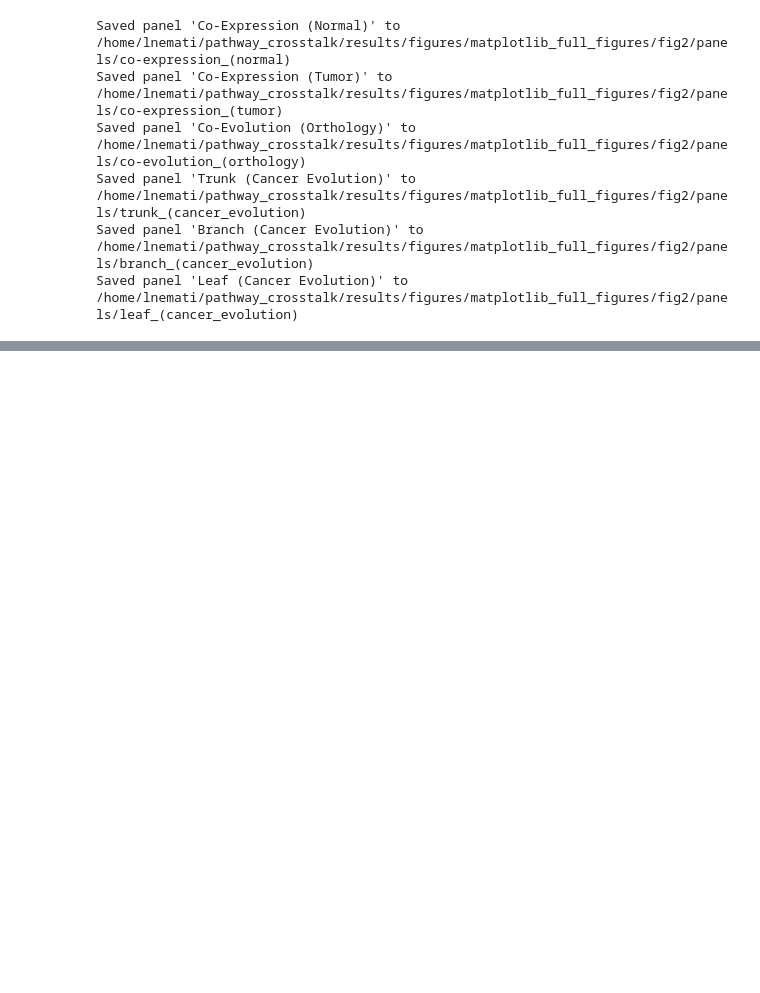
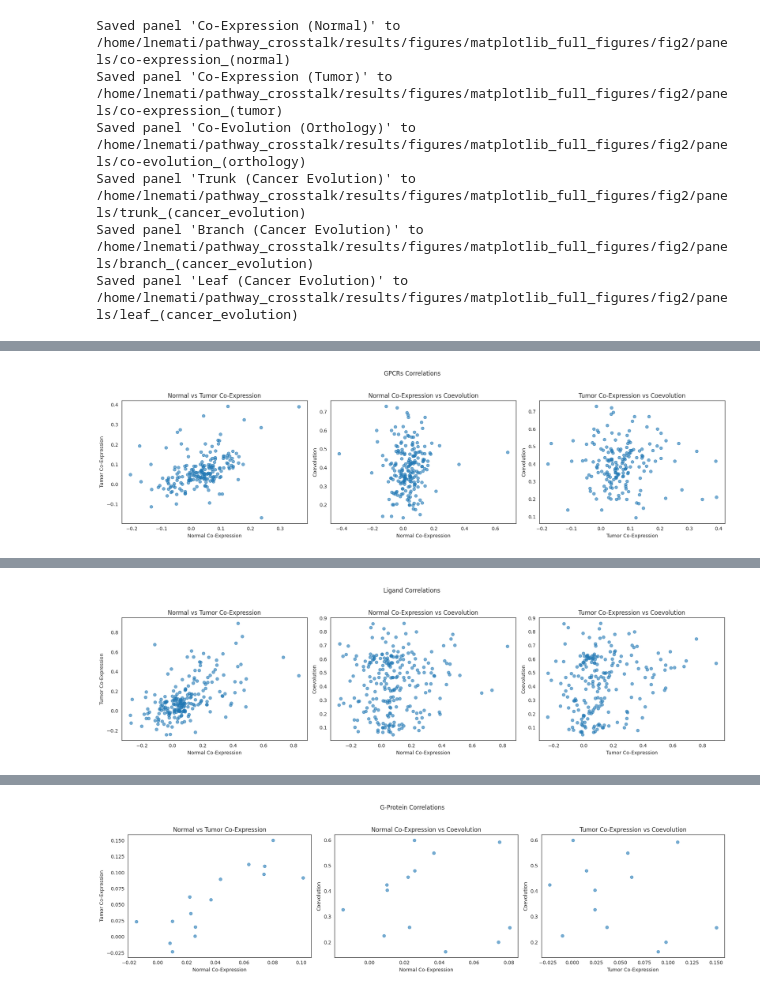
Before and after one commit to lorenzoamir/cci_circuits_paper_2025, a Jupyter notebook: code/notebooks/2_gpcrs.ipynb, the cells around one changed output, grey strips where cells are left out. Saved outputs shown, nothing was run; the diff lists cells and outputs as text; code cells hidden in the pictures; blank space fills up the shorter version.

```diff
--- a/code/notebooks/2_gpcrs.ipynb
+++ b/code/notebooks/2_gpcrs.ipynb
@@ -988,3 +997,80 @@ Saved panel 'Co-Evolution (Orthology)' to /home/lnemati/pathway_crosstalk/result
 Saved panel 'Trunk (Cancer Evolution)' to /home/lnemati/pathway_crosstalk/results/figures/matplotlib_full_figures/fig2/panels/trunk_(cancer_evolution)
 Saved panel 'Branch (Cancer Evolution)' to /home/lnemati/pathway_crosstalk/results/figures/matplotlib_full_figures/fig2/panels/branch_(cancer_evolution)
 Saved panel 'Leaf (Cancer Evolution)' to /home/lnemati/pathway_crosstalk/results/figures/matplotlib_full_figures/fig2/panels/leaf_(cancer_evolution)
+# %%
+ncoev_jaccard = df.query('tissue == "Coevolution"')
+df = pd.concat([ncoev_jaccard, pd.read_csv('/home/lnemati/pathway_crosstalk/results/gpcrs/all_gpcr_interactions.csv')])
+
+df.query('not (subtissue == "testis" and condition == "normal")')
+df = df.groupby(['gpcr', 'interactor', 'condition', 'interactor_type', 'tissue', 'value_type'], as_index=False)['value'].mean()
+df = df.query('value_type in ["correlation", "jaccard"]')
+#df = df.query('value_type in ["adjacency", "jaccard"]')
+df['condition'] =df['condition'].replace({'normal': 'Normal Co-Expression', 'tumor': 'Tumor Co-Expression'})
+# %%
+import matplotlib.pyplot as plt
+from scipy.stats import pearsonr
+
+df['interaction'] = df.gpcr + '-' + df.interactor
+
+def calc_and_plot(groupby_col, category_name):
+    print(f'\n{category_name}')
+
+    ddf = df.copy()
+    if category_name in ['Ligand', 'G-Protein']:
+        ddf = ddf.query('interactor_type == @category_name')
+
+    # Get series for each condition
+    ncoexpr = ddf.query('condition == "Normal Co-Expression"').groupby(groupby_col)['value'].mean()
+    tcoexpr = ddf.query('condition == "Tumor Co-Expression"').groupby(groupby_col)['value'].mean()
+    ncoev = ddf.query('condition == "Coevolution"').groupby(groupby_col)['value'].mean()
+
+    # Shared indices for each pair
+    n_t_shared = ncoexpr.index.intersection(tcoexpr.index)
+    n_coev_shared = ncoexpr.index.intersection(ncoev.index)
+    t_coev_shared = tcoexpr.index.intersection(ncoev.index)
+
+    # Correlations and p-values
+    def corr_p(x, y):
+        if len(x) < 2:  # Not enough points for correlation
+            return float('nan'), float('nan')
+        return pearsonr(x, y)
+
+    r_n_t, p_n_t = corr_p(ncoexpr[n_t_shared], tcoexpr[n_t_shared])
+    r_n_coev, p_n_coev = corr_p(ncoexpr[n_coev_shared], ncoev[n_coev_shared])
+    r_t_coev, p_t_coev = corr_p(tcoexpr[t_coev_shared], ncoev[t_coev_shared])
+
+    print(f"Normal vs Tumor Co-Expression: r = {r_n_t:.3f}, p = {p_n_t:.2e}")
+    print(f"Normal Co-Expression vs Coevolution: r = {r_n_coev:.3f}, p = {p_n_coev:.2e}")
+    print(f"Tumor Co-Expression vs Coevolution: r = {r_t_coev:.3f}, p = {p_t_coev:.2e}")
+
+    # Plotting
+    fig, axs = plt.subplots(1, 3, figsize=(18, 5))
+    fig.suptitle(f'{category_name} Correlations')
+
+    axs[0].scatter(ncoexpr[n_t_shared], tcoexpr[n_t_shared], alpha=0.6)
+    axs[0].set_title('Normal vs Tumor Co-Expression')
+    axs[0].set_xlabel('Normal Co-Expression')
+    axs[0].set_ylabel('Tumor Co-Expression')
+
+    axs[1].scatter(ncoexpr[n_coev_shared], ncoev[n_coev_shared], alpha=0.6)
+    axs[1].set_title('Normal Co-Expression vs Coevolution')
+    axs[1].set_xlabel('Normal Co-Expression')
+    axs[1].set_ylabel('Coevolution')
+
+    axs[2].scatter(tcoexpr[t_coev_shared], ncoev[t_coev_shared], alpha=0.6)
+    axs[2].set_title('Tumor Co-Expression vs Coevolution')
+    axs[2].set_xlabel('Tumor Co-Expression')
+    axs[2].set_ylabel('Coevolution')
+
+    plt.tight_layout(rect=[0, 0, 1, 0.95])
+    plt.show()
+
+# GPCRs grouped by 'gpcr'
+calc_and_plot('gpcr', 'GPCRs')
+
+# Ligands grouped by 'interactor'
+calc_and_plot('interactor', 'Ligand')
+
+# G-Proteins grouped by 'interactor'
+calc_and_plot('interactor', 'G-Protein')
+# %% [output]
@@ -990,0 +1081 @@ Saved panel 'Leaf (Cancer Evolution)' to /home/lnemati/pathway_crosstalk/results
+[figure, added]
@@ -990,0 +1086 @@ Saved panel 'Leaf (Cancer Evolution)' to /home/lnemati/pathway_crosstalk/results
+[figure, added]
@@ -990,0 +1091 @@ Saved panel 'Leaf (Cancer Evolution)' to /home/lnemati/pathway_crosstalk/results
+[figure, added]
```
Also changed, not shown: parts of 19 cells of this notebook, 3 other files.
